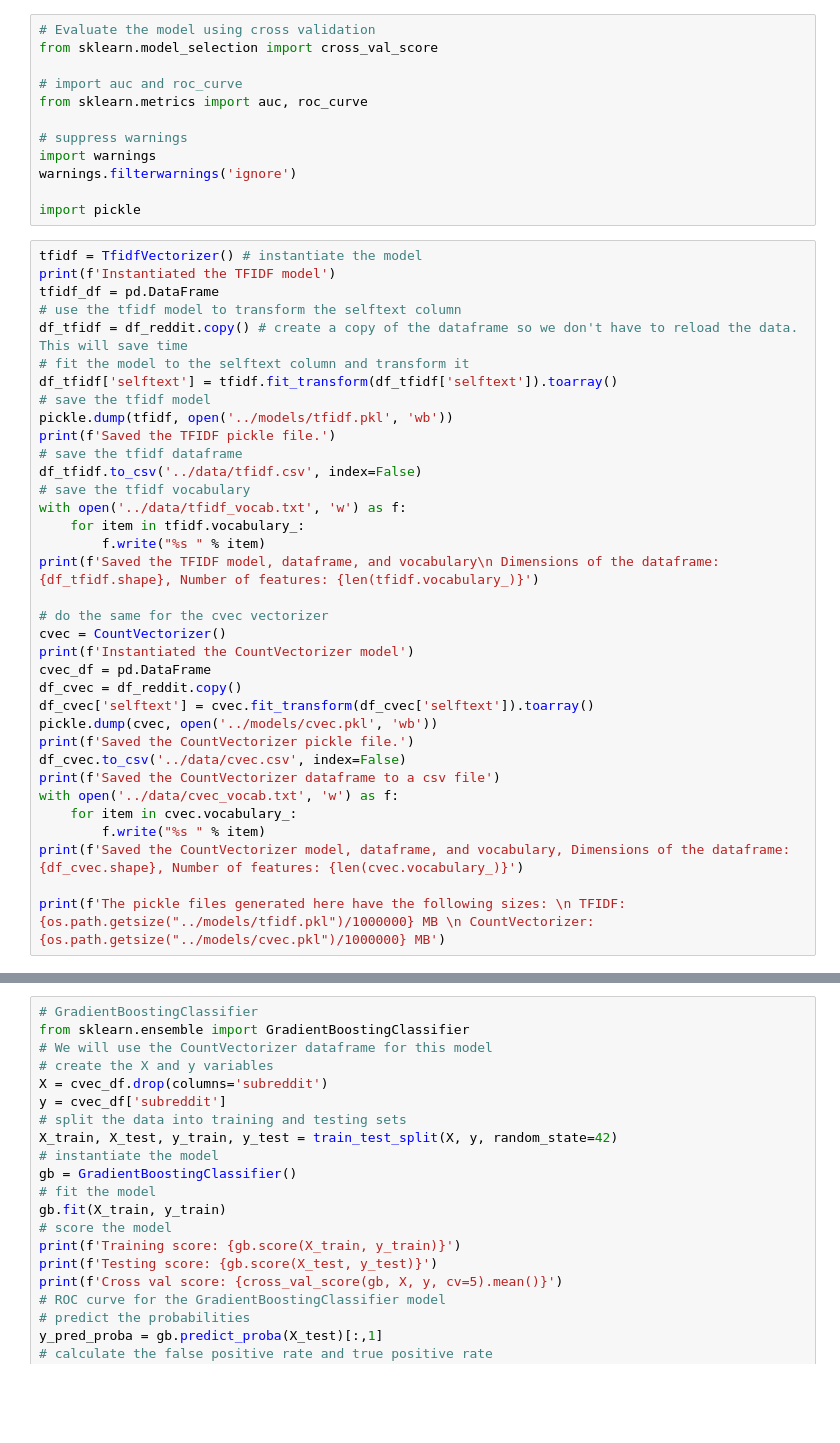
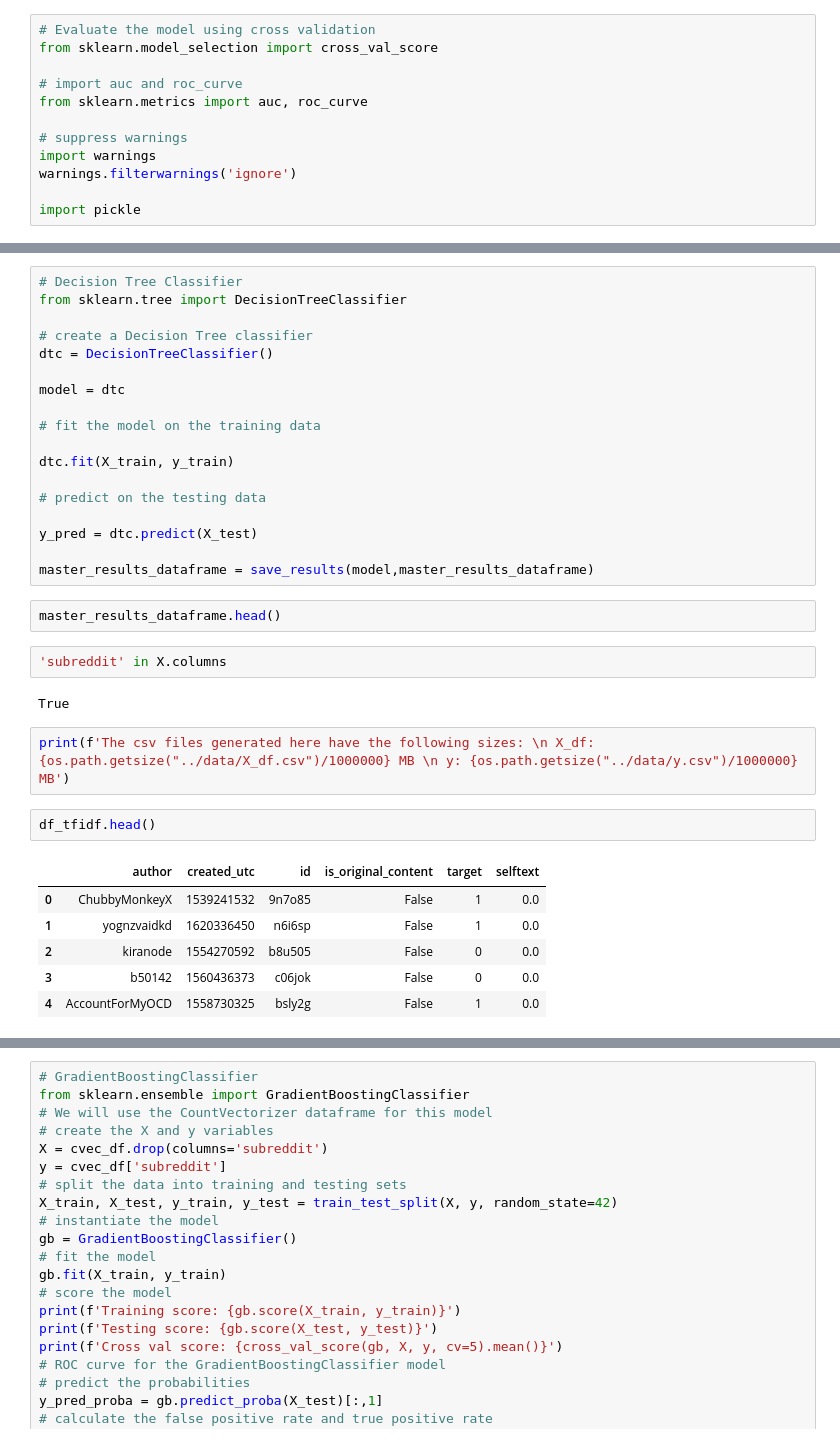
Before and after one commit to grahamwaters/Reddit-NLP-Analysis, a Jupyter notebook: notebooks/final_report_checkpoint.ipynb, the cells around one changed output, grey strips where cells are left out. Cells and saved outputs as stored; diff of their text form; blank space fills up the shorter version.

Commit message:
no_pickles: Updated

```diff
--- a/notebooks/final_report_checkpoint.ipynb
+++ b/notebooks/final_report_checkpoint.ipynb
@@ -471,38 +471,3 @@ import warnings
 warnings.filterwarnings('ignore')
 
 import pickle
-# %%
-tfidf = TfidfVectorizer() # instantiate the model
-print(f'Instantiated the TFIDF model')
-tfidf_df = pd.DataFrame
-# use the tfidf model to transform the selftext column
-df_tfidf = df_reddit.copy() # create a copy of the dataframe so we don't have to reload the data. This will save time
-# fit the model to the selftext column and transform it
-df_tfidf['selftext'] = tfidf.fit_transform(df_tfidf['selftext']).toarray()
-# save the tfidf model
-pickle.dump(tfidf, open('../models/tfidf.pkl', 'wb'))
-print(f'Saved the TFIDF pickle file.')
-# save the tfidf dataframe
-df_tfidf.to_csv('../data/tfidf.csv', index=False)
-# save the tfidf vocabulary
-with open('../data/tfidf_vocab.txt', 'w') as f:
-    for item in tfidf.vocabulary_:
-        f.write("%s " % item)
-print(f'Saved the TFIDF model, dataframe, and vocabulary\n Dimensions of the dataframe: {df_tfidf.shape}, Number of features: {len(tfidf.vocabulary_)}')
-
-# do the same for the cvec vectorizer
-cvec = CountVectorizer()
-print(f'Instantiated the CountVectorizer model')
-cvec_df = pd.DataFrame
-df_cvec = df_reddit.copy()
-df_cvec['selftext'] = cvec.fit_transform(df_cvec['selftext']).toarray()
-pickle.dump(cvec, open('../models/cvec.pkl', 'wb'))
-print(f'Saved the CountVectorizer pickle file.')
-df_cvec.to_csv('../data/cvec.csv', index=False)
-print(f'Saved the CountVectorizer dataframe to a csv file')
-with open('../data/cvec_vocab.txt', 'w') as f:
-    for item in cvec.vocabulary_:
-        f.write("%s " % item)
-print(f'Saved the CountVectorizer model, dataframe, and vocabulary, Dimensions of the dataframe: {df_cvec.shape}, Number of features: {len(cvec.vocabulary_)}')
-
-print(f'The pickle files generated here have the following sizes: \n TFIDF: {os.path.getsize("../models/tfidf.pkl")/1000000} MB \n CountVectorizer: {os.path.getsize("../models/cvec.pkl")/1000000} MB')
@@ -516,0 +747,35 @@ print(f'The pickle files generated here have the following sizes: \n TFIDF: {os.
+# %%
+# Decision Tree Classifier
+from sklearn.tree import DecisionTreeClassifier
+
+# create a Decision Tree classifier
+dtc = DecisionTreeClassifier()
+
+model = dtc
+
+# fit the model on the training data
+
+dtc.fit(X_train, y_train)
+
+# predict on the testing data
+
+y_pred = dtc.predict(X_test)
+
+master_results_dataframe = save_results(model,master_results_dataframe)
+# %%
+master_results_dataframe.head()
+# %%
+'subreddit' in X.columns
+# %% [output]
+True
+# %%
+print(f'The csv files generated here have the following sizes: \n X_df: {os.path.getsize("../data/X_df.csv")/1000000} MB \n y: {os.path.getsize("../data/y.csv")/1000000} MB')
+# %%
+df_tfidf.head()
+# %% [output]
+|  | author | created_utc | id | is_original_content | target | selftext |
+| 0 | ChubbyMonkeyX | 1539241532 | 9n7o85 | False | 1 | 0.0 |
+| 1 | yognzvaidkd | 1620336450 | n6i6sp | False | 1 | 0.0 |
+| 2 | kiranode | 1554270592 | b8u505 | False | 0 | 0.0 |
+| 3 | b50142 | 1560436373 | c06jok | False | 0 | 0.0 |
+| 4 | AccountForMyOCD | 1558730325 | bsly2g | False | 1 | 0.0 |
```
Also changed, not shown: parts of 26 cells of this notebook, 5 other files.
